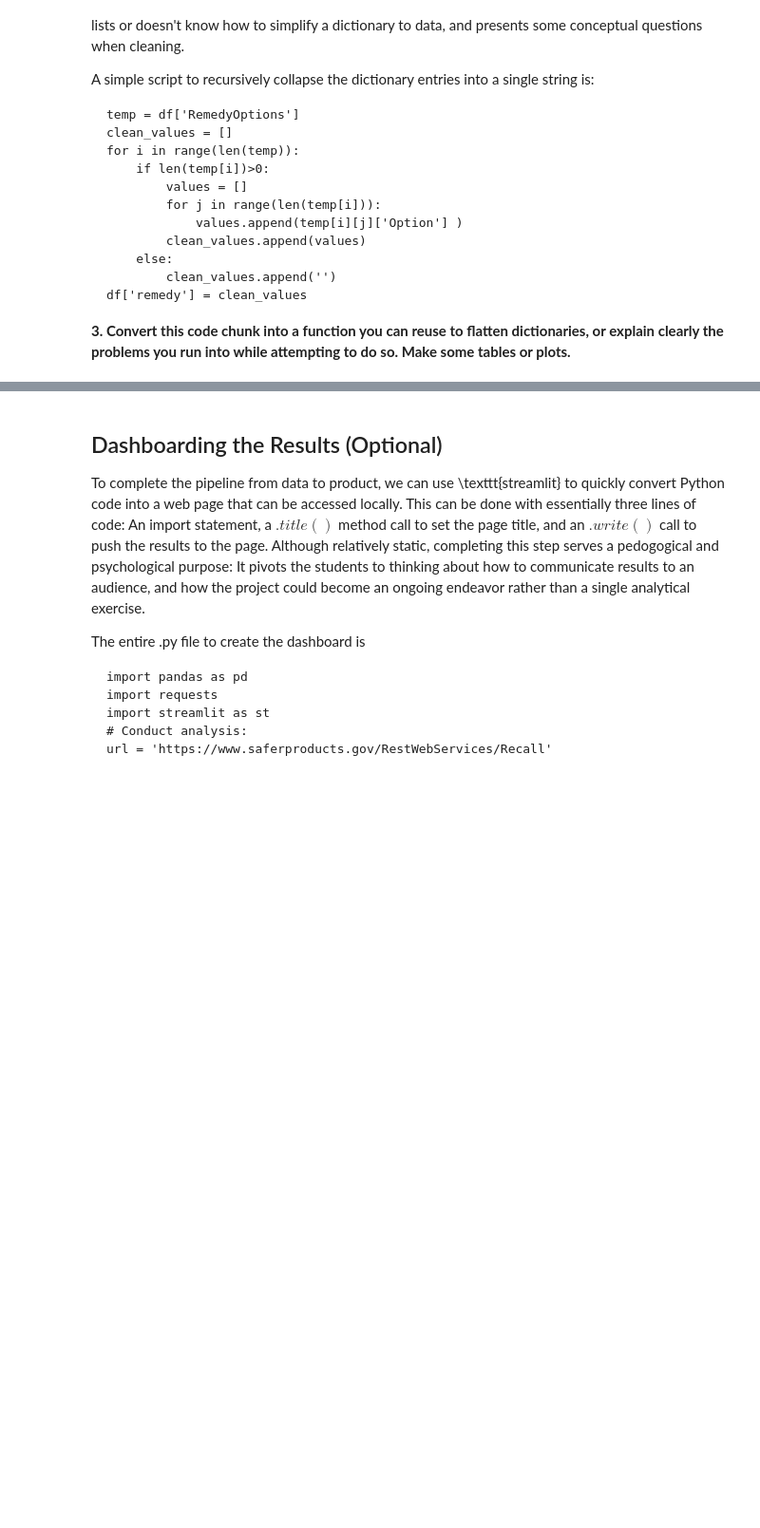
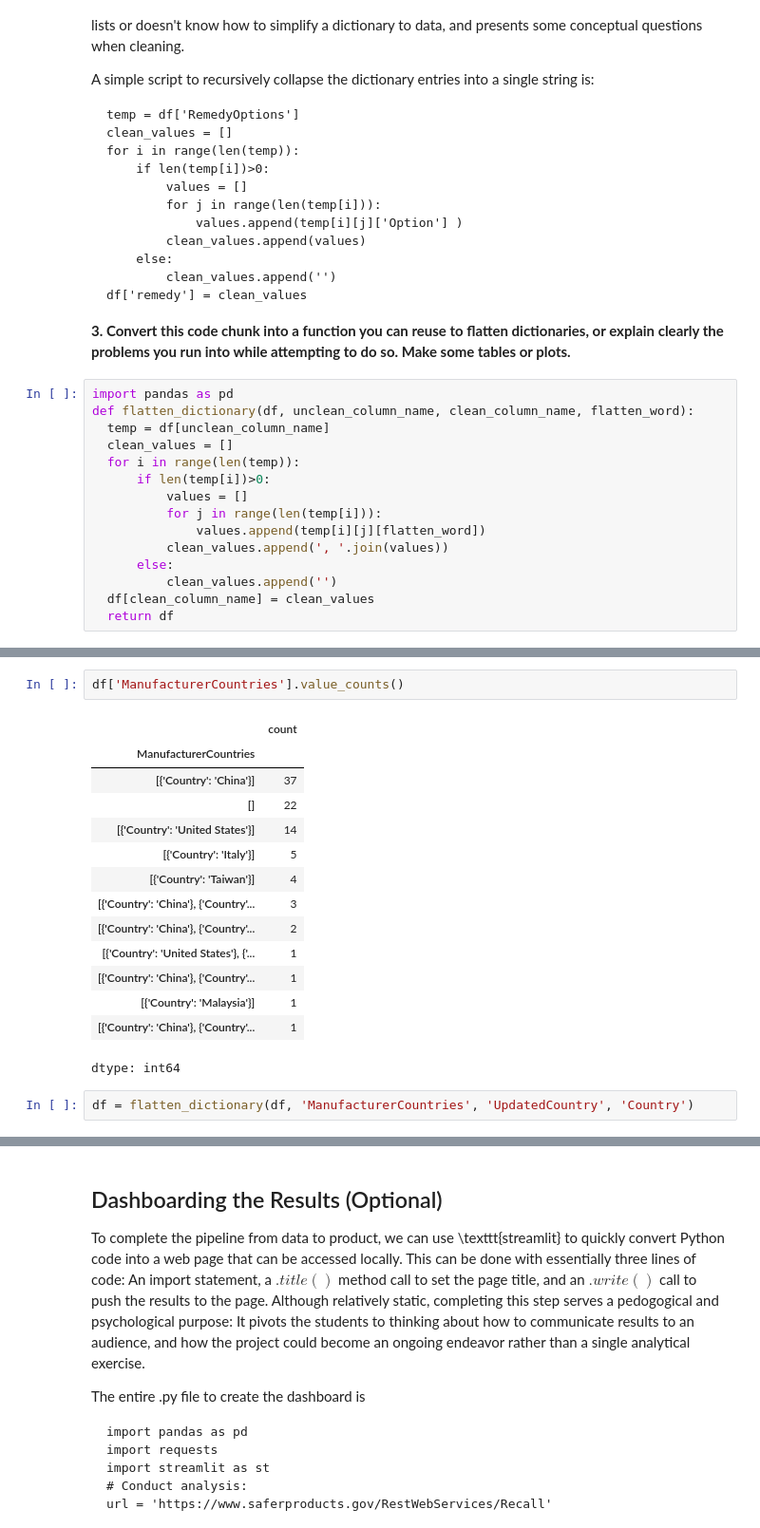
Before and after one commit to alyshaakhtar/DS3001-labs, a Jupyter notebook: 01_api_calls/assignment_notebook.ipynb, the cells around one changed output, grey strips where cells are left out. Shown at 95% size. Drawn from its saved outputs; the diff is of its cells as text; blank space fills up the shorter version.

```diff
--- a/01_api_calls/assignment_notebook.ipynb
+++ b/01_api_calls/assignment_notebook.ipynb
@@ -162,3 +185,18 @@ A simple script to recursively collapse the dictionary entries into a single str
     df['remedy'] = clean_values
 
 **3. Convert this code chunk into a function you can reuse to flatten dictionaries, or explain clearly the problems you run into while attempting to do so. Make some tables or plots.**
+# %%
+import pandas as pd
+def flatten_dictionary(df, unclean_column_name, clean_column_name, flatten_word):
+  temp = df[unclean_column_name]
+  clean_values = []
+  for i in range(len(temp)):
+      if len(temp[i])>0:
+          values = []
+          for j in range(len(temp[i])):
+              values.append(temp[i][j][flatten_word])
+          clean_values.append(', '.join(values))
+      else:
+          clean_values.append('')
+  df[clean_column_name] = clean_values
+  return df
@@ -164,0 +266,19 @@ A simple script to recursively collapse the dictionary entries into a single str
+# %%
+df['ManufacturerCountries'].value_counts()
+# %% [output]
+|  | count |
+| ManufacturerCountries |  |
+| [{'Country': 'China'}] | 37 |
+| [] | 22 |
+| [{'Country': 'United States'}] | 14 |
+| [{'Country': 'Italy'}] | 5 |
+| [{'Country': 'Taiwan'}] | 4 |
+| [{'Country': 'China'}, {'Country'... | 3 |
+| [{'Country': 'China'}, {'Country'... | 2 |
+| [{'Country': 'United States'}, {'... | 1 |
+| [{'Country': 'China'}, {'Country'... | 1 |
+| [{'Country': 'Malaysia'}] | 1 |
+| [{'Country': 'China'}, {'Country'... | 1 |
+dtype: int64
+# %%
+df = flatten_dictionary(df, 'ManufacturerCountries', 'UpdatedCountry', 'Country')
```
Also changed, not shown: parts of 11 cells of this notebook.
